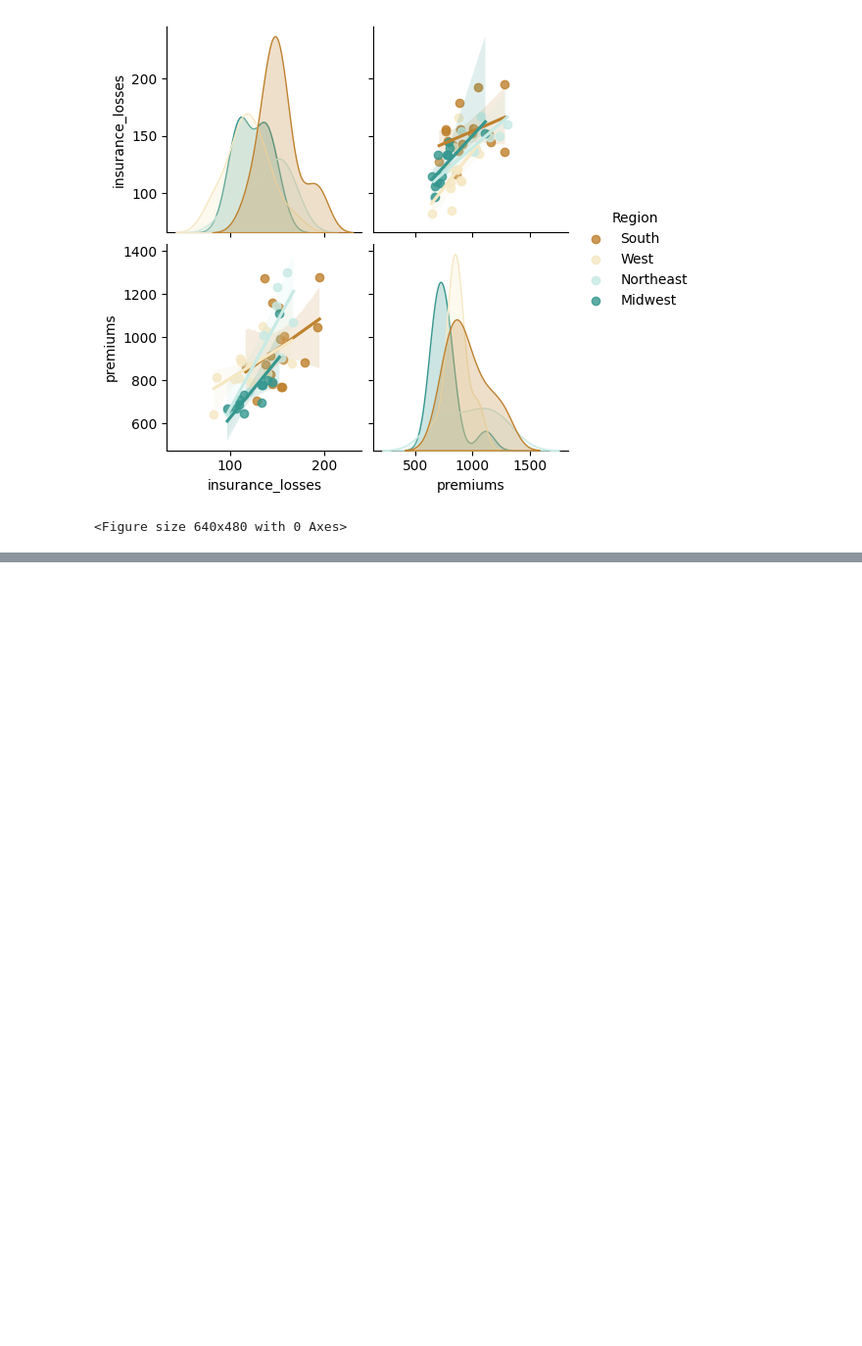
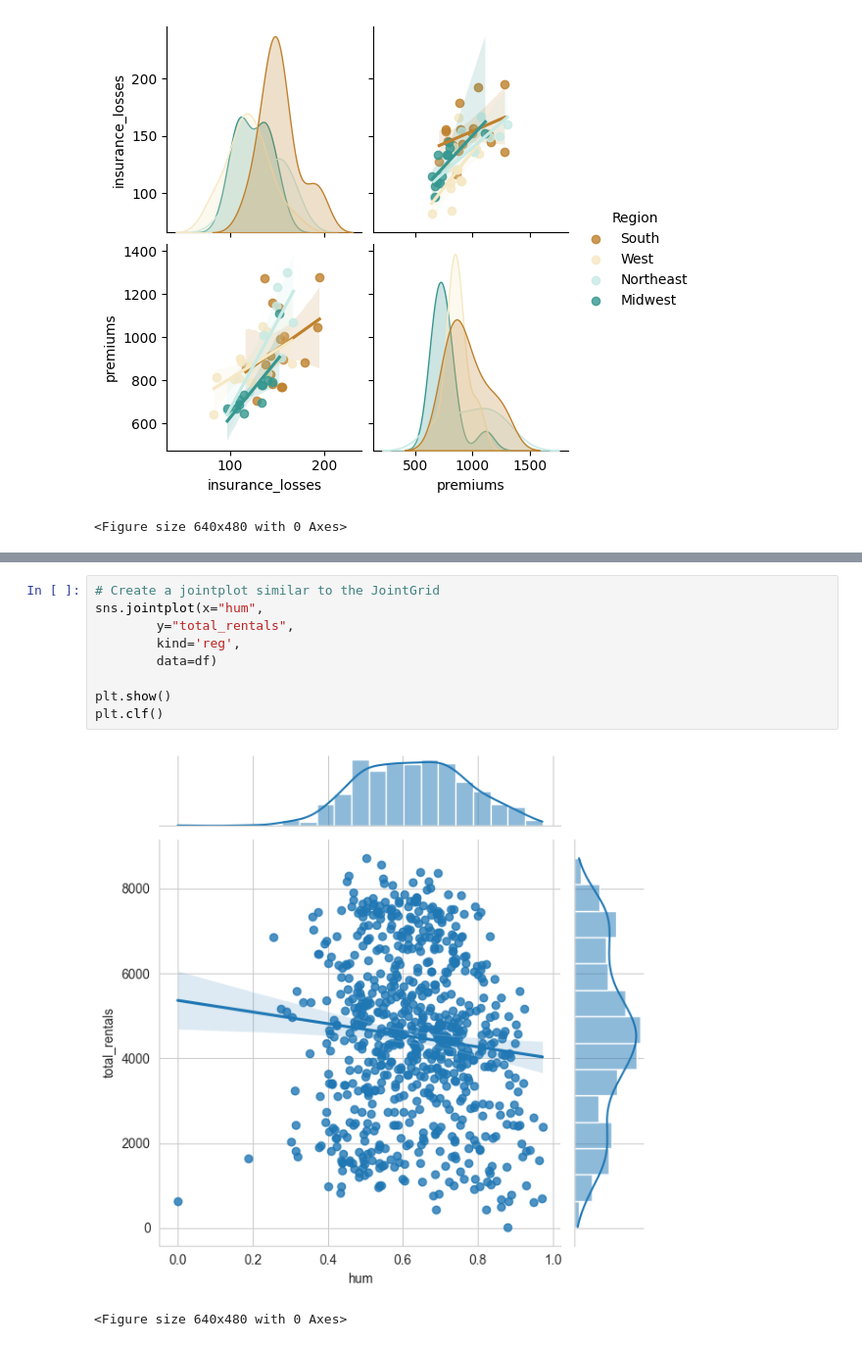
Before and after one commit to farvic/python-datascience, a Jupyter notebook: data-science-track/14 - intermediate data visualization with seaborn/chapter_4_using_facet_grid_catplot_and_lmplot.ipynb, the cells around one changed output, grey strips where cells are left out. Shown at 98% size. Cells and saved outputs as stored; diff of their text form; blank space fills up the shorter version.

```diff
--- a/data-science-track/14 - intermediate data visualization with seaborn/chapter_4_using_facet_grid_catplot_and_lmplot.ipynb
+++ b/data-science-track/14 - intermediate data visualization with seaborn/chapter_4_using_facet_grid_catplot_and_lmplot.ipynb
@@ -184,0 +185,12 @@ ValueError: Could not interpret value `hum` for parameter `x`
+# %%
+# Create a jointplot similar to the JointGrid
+sns.jointplot(x="hum",
+        y="total_rentals",
+        kind='reg',
+        data=df)
+
+plt.show()
+plt.clf()
+# %% [output]
+[figure, added]
+<Figure size 640x480 with 0 Axes>
```
Also changed, not shown: parts of 5 cells of this notebook, 29 other files.
